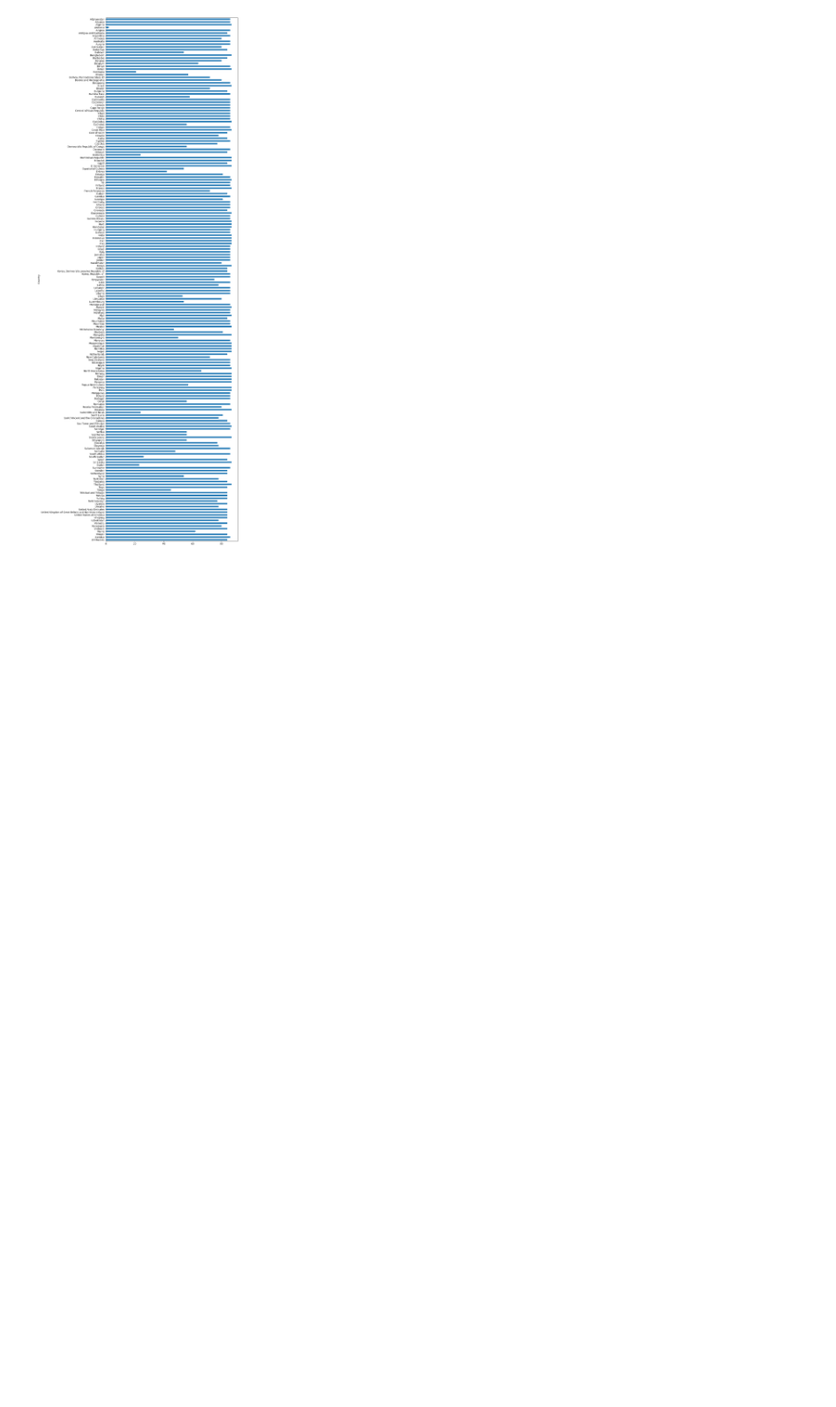
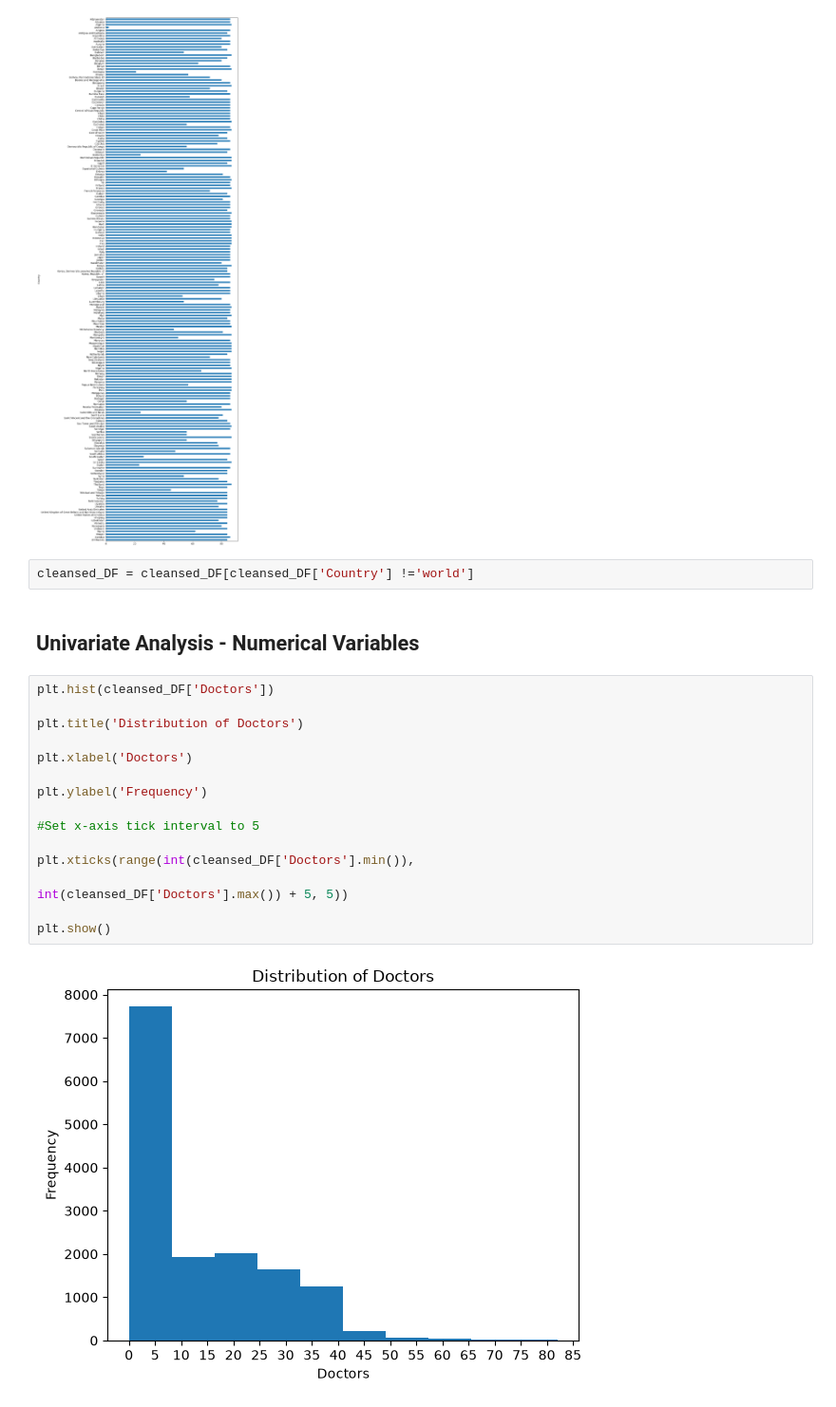
Before and after one commit to Viranya2006/DST-Python, a Jupyter notebook: 2026-07-04/test.ipynb, the cells around one changed output. Shown at 95% size. Cells and saved outputs as stored; diff of their text form; blank space fills up the shorter version.

```diff
--- a/2026-07-04/test.ipynb
+++ b/2026-07-04/test.ipynb
@@ -371,3 +371,25 @@ cleansed_DF['Country'].value_counts().sort_index(ascending=False).plot(kind='bar
 plt.show()
 # %% [output]
 [figure]
+# %%
+cleansed_DF = cleansed_DF[cleansed_DF['Country'] !='world']
+# %% [markdown]
+## Univariate Analysis - Numerical Variables
+# %%
+plt.hist(cleansed_DF['Doctors'])
+
+plt.title('Distribution of Doctors')
+
+plt.xlabel('Doctors')
+
+plt.ylabel('Frequency')
+
+#Set x-axis tick interval to 5
+
+plt.xticks(range(int(cleansed_DF['Doctors'].min()),
+
+int(cleansed_DF['Doctors'].max()) + 5, 5))
+
+plt.show()
+# %% [output]
+[figure, added]
```
